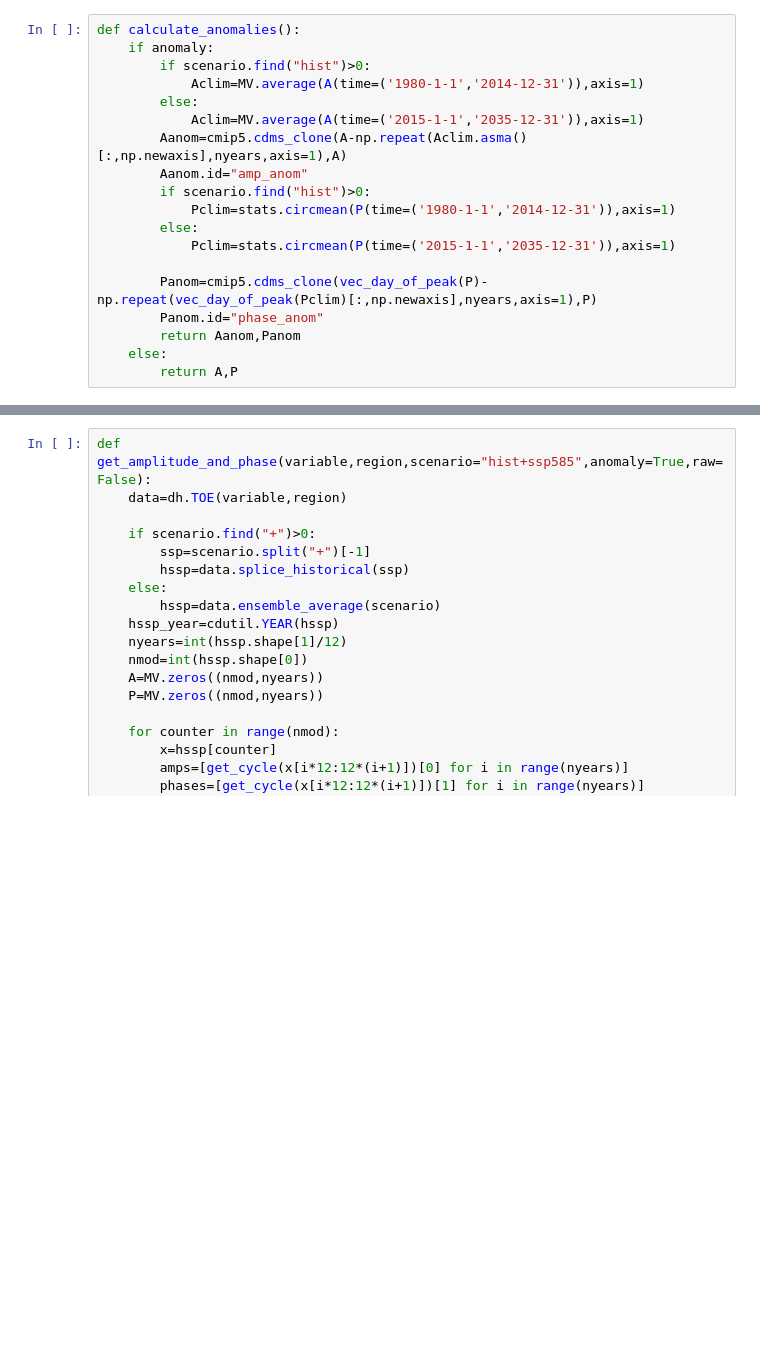
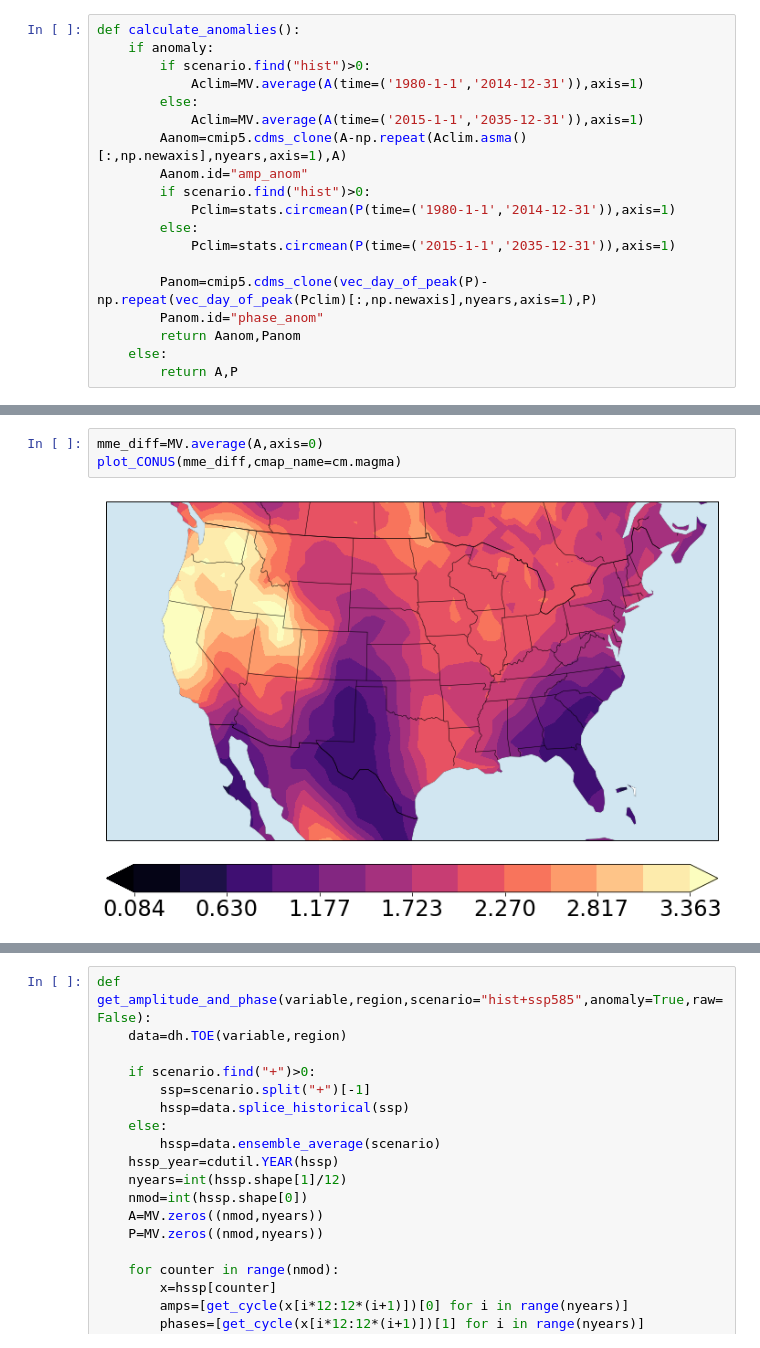
Before and after one commit to katemarvel/NCA4Drought, a Jupyter notebook: AmpPhase.ipynb, the cells around one changed output, grey strips where cells are left out. Cells and saved outputs as stored; diff of their text form; blank space fills up the shorter version.

```diff
--- a/AmpPhase.ipynb
+++ b/AmpPhase.ipynb
@@ -180,0 +290,5 @@ glob.glob("/Volumes/MarvelCMIP6/NCA4regions/*")
+# %%
+mme_diff=MV.average(A,axis=0)
+plot_CONUS(mme_diff,cmap_name=cm.magma)
+# %% [output]
+[figure, added]
```
Also changed, not shown: parts of 67 cells of this notebook, 8 other files.
